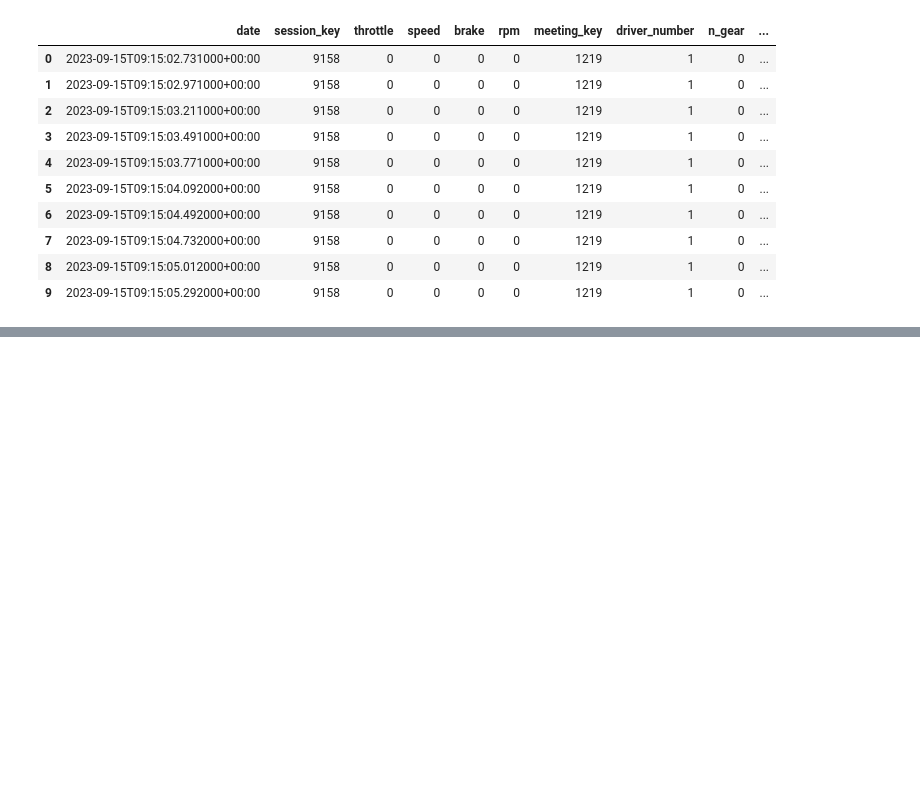
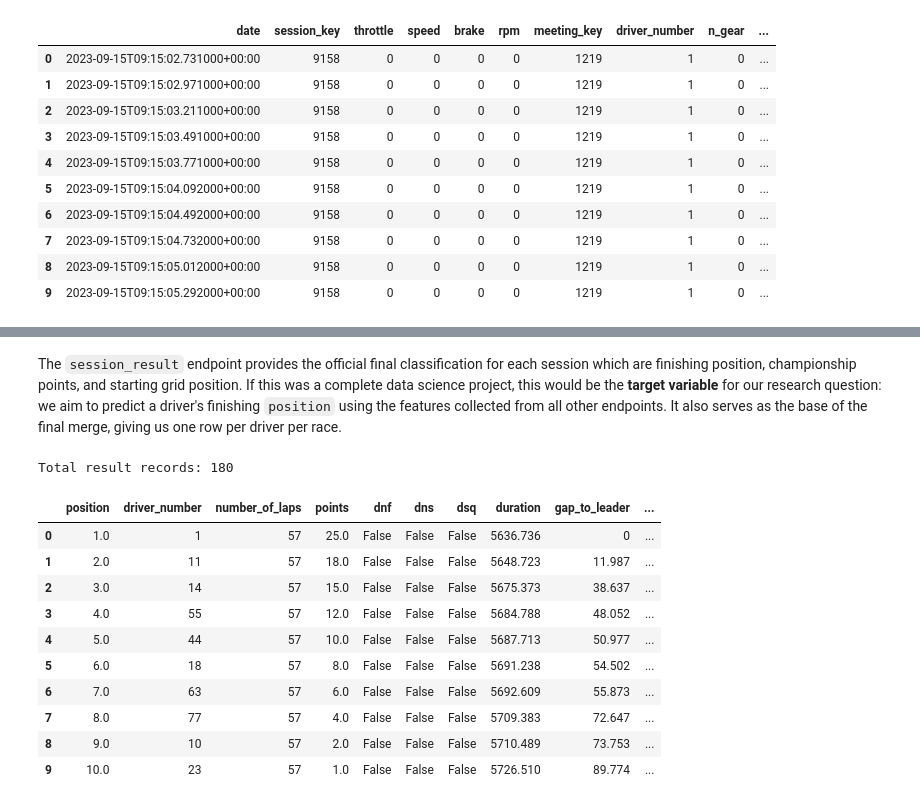
Before and after one commit to minhmgnvo/dsci511-group-assignment, a Jupyter notebook: project/final.ipynb, the cells around one changed output, grey strips where cells are left out. Drawn from its saved outputs; the diff is of its cells as text; code cells hidden in the pictures; blank space fills up the shorter version.

Commit message:
Updatefinal project notebook

```diff
--- a/project/final.ipynb
+++ b/project/final.ipynb
@@ -25,0 +183,25 @@ Rows returned: 18026
+# %%
+# Position data is sub-second frequency like car_data, so we aggregate immediately.
+# We capture the starting position (first recorded position per driver per session).
+all_position_agg = []
+for session_key in df_sessions["session_key"]:
+    response = requests.get(
+        f"{BASE_URL}/position",
+        params={"session_key": session_key}
+    )
+    data = response.json()
+    df_pos = pd.DataFrame(data) if isinstance(data, list) else pd.DataFrame()
+    if not df_pos.empty:
+        start_pos = (
+            df_pos.sort_values("date")
+            .groupby("driver_number")
+            .first()[["position"]]
+            .rename(columns={"position": "start_position"})
+            .reset_index()
+        )
+        start_pos["session_key"] = session_key
+        all_position_agg.append(start_pos)
+
+df_position = pd.concat(all_position_agg, ignore_index=True) if all_position_agg else pd.DataFrame()
+print(f"Position records (aggregated to start position per driver): {len(df_position)}")
+df_position.head(10)
@@ -25,0 +221,29 @@ Rows returned: 18026
+# %% [markdown]
+The `session_result` endpoint provides the official final classification for each session which are finishing position, championship points, and starting grid position. If this was a complete data science project, this would be the **target variable** for our research question: we aim to predict a driver's finishing `position` using the features collected from all other endpoints. It also serves as the base of the final merge, giving us one row per driver per race.
+# %%
+all_results = []
+for session_key in df_sessions["session_key"]:
+    response = requests.get(
+        f"{BASE_URL}/session_result",
+        params={"session_key": session_key}
+    )
+    data = response.json()
+    if isinstance(data, list):
+        all_results.extend(data)
+
+df_session_result = pd.DataFrame(all_results)
+print(f"Total result records: {len(df_session_result)}")
+df_session_result.head(10)
+# %% [output]
+Total result records: 180
+|  | position | driver_number | number_of_laps | points | dnf | dns | dsq | duration | gap_to_leader | ... |
+| 0 | 1.0 | 1 | 57 | 25.0 | False | False | False | 5636.736 | 0 | ... |
+| 1 | 2.0 | 11 | 57 | 18.0 | False | False | False | 5648.723 | 11.987 | ... |
+| 2 | 3.0 | 14 | 57 | 15.0 | False | False | False | 5675.373 | 38.637 | ... |
+| 3 | 4.0 | 55 | 57 | 12.0 | False | False | False | 5684.788 | 48.052 | ... |
+| 4 | 5.0 | 44 | 57 | 10.0 | False | False | False | 5687.713 | 50.977 | ... |
+| 5 | 6.0 | 18 | 57 | 8.0 | False | False | False | 5691.238 | 54.502 | ... |
+| 6 | 7.0 | 63 | 57 | 6.0 | False | False | False | 5692.609 | 55.873 | ... |
+| 7 | 8.0 | 77 | 57 | 4.0 | False | False | False | 5709.383 | 72.647 | ... |
+| 8 | 9.0 | 10 | 57 | 2.0 | False | False | False | 5710.489 | 73.753 | ... |
+| 9 | 10.0 | 23 | 57 | 1.0 | False | False | False | 5726.510 | 89.774 | ... |
```
Also changed, not shown: parts of 19 cells of this notebook.
